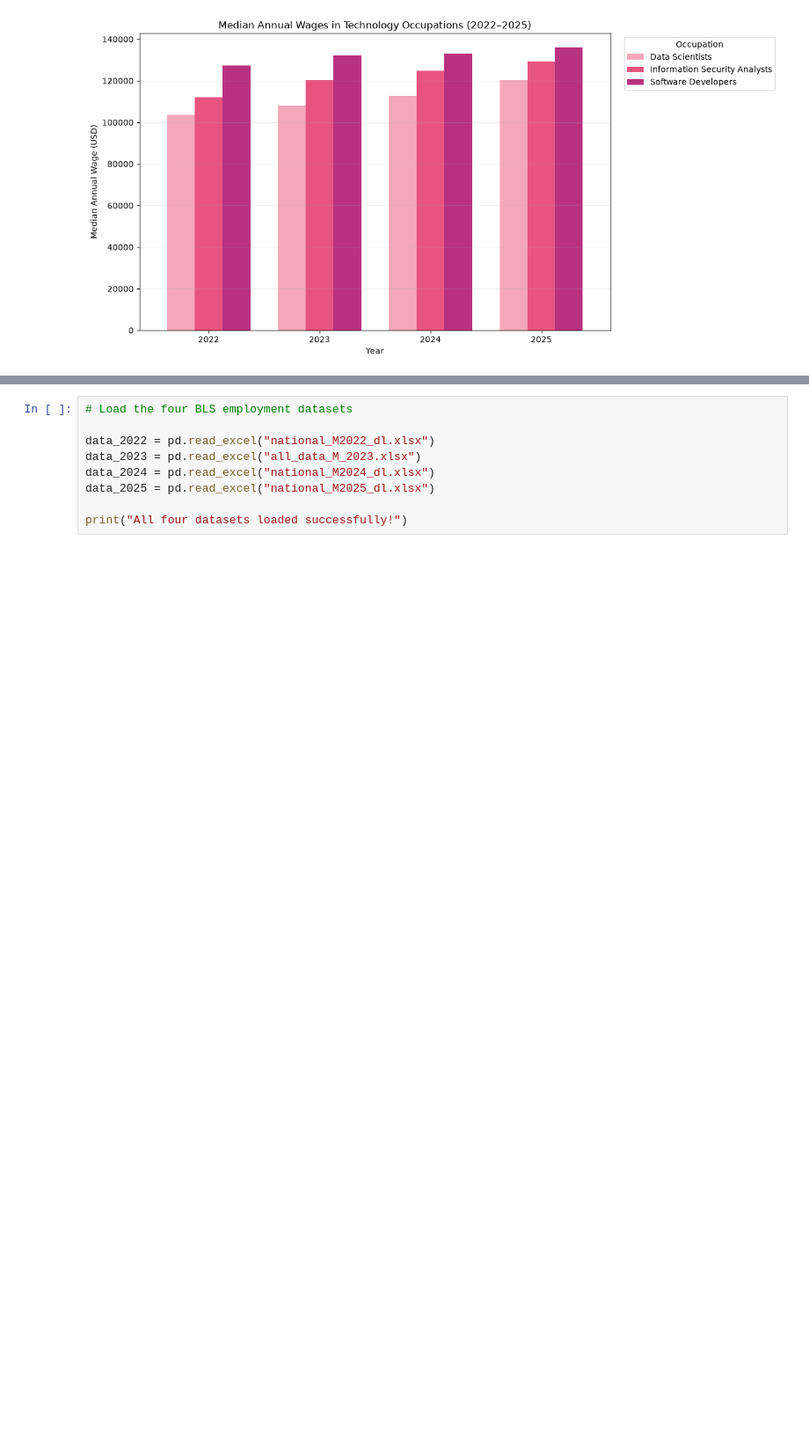
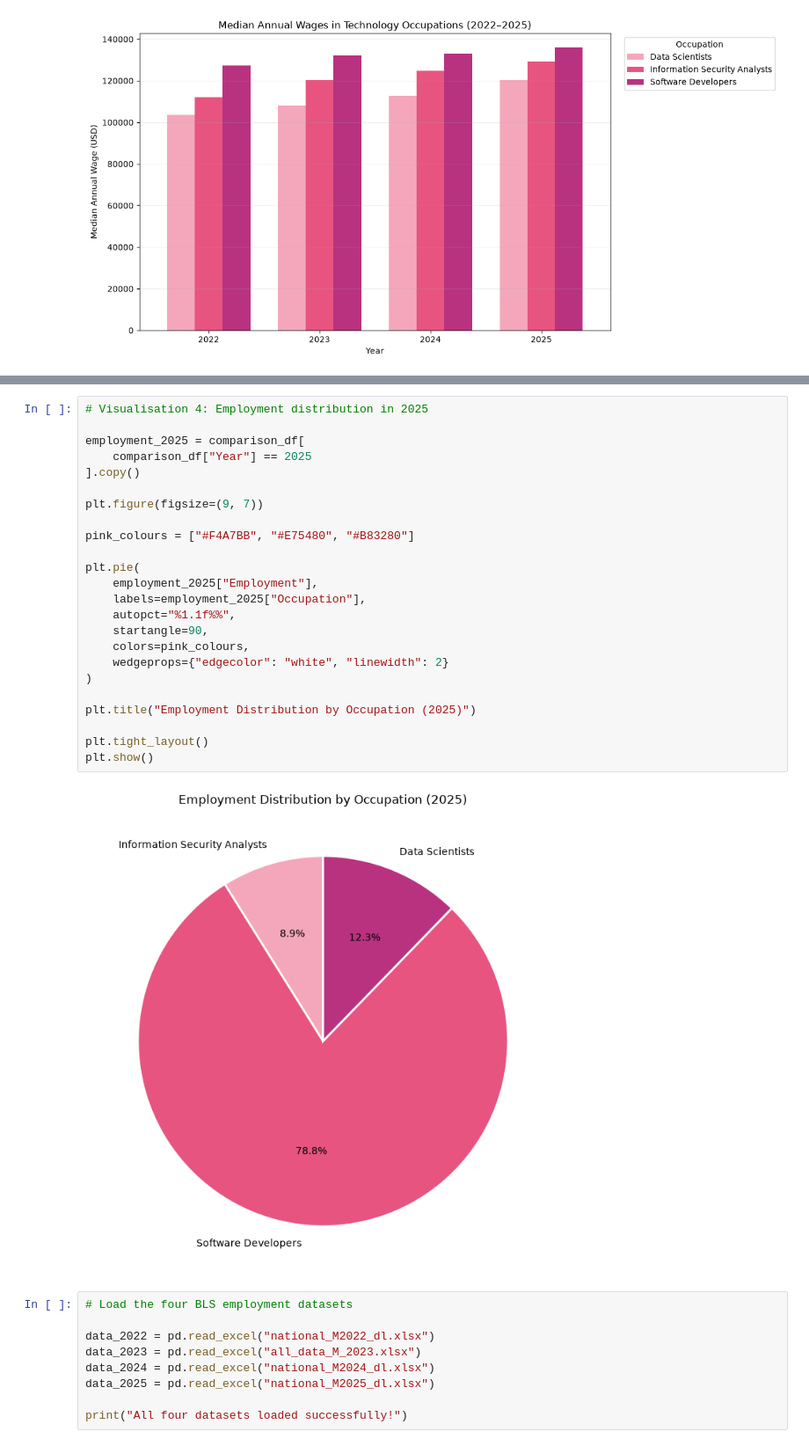
Before and after one commit to Onyinyechukwu24/AIEmployment-Visualisation-2023078, a Jupyter notebook: AI_Employment_Visualisation_ .ipynb, the cells around one changed output, grey strips where cells are left out. Shown at 88% size. Cells and saved outputs as stored; diff of their text form; blank space fills up the shorter version.

Commit message:
visual 4 , employment pie charrt

```diff
--- a/AI_Employment_Visualisation_ .ipynb
+++ b/AI_Employment_Visualisation_ .ipynb
@@ -512,3 +524,29 @@ plt.show()
+# %%
+# Visualisation 4: Employment distribution in 2025
+
+employment_2025 = comparison_df[
+    comparison_df["Year"] == 2025
+].copy()
+
+plt.figure(figsize=(9, 7))
+
+pink_colours = ["#F4A7BB", "#E75480", "#B83280"]
+
+plt.pie(
+    employment_2025["Employment"],
+    labels=employment_2025["Occupation"],
+    autopct="%1.1f%%",
+    startangle=90,
+    colors=pink_colours,
+    wedgeprops={"edgecolor": "white", "linewidth": 2}
+)
+
+plt.title("Employment Distribution by Occupation (2025)")
+
+plt.tight_layout()
+plt.show()
+# %% [output]
+[figure, added]
 # %%
 # Load the four BLS employment datasets
 
```
Also changed, not shown: parts of 1 cell of this notebook.
